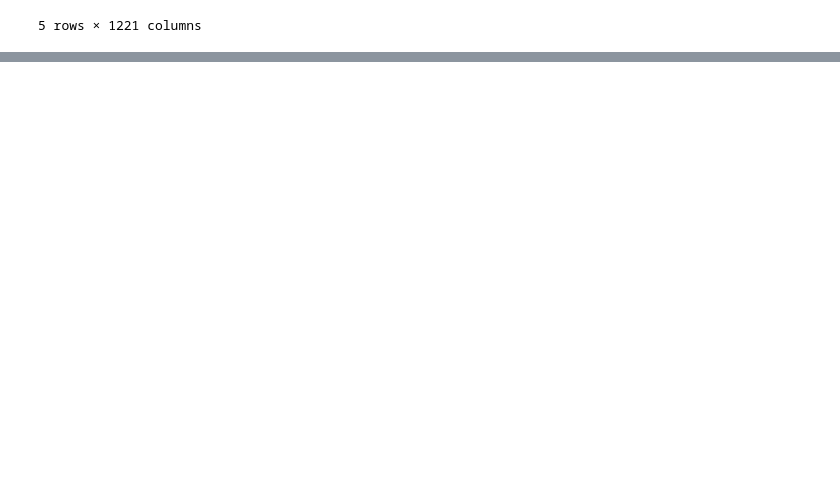
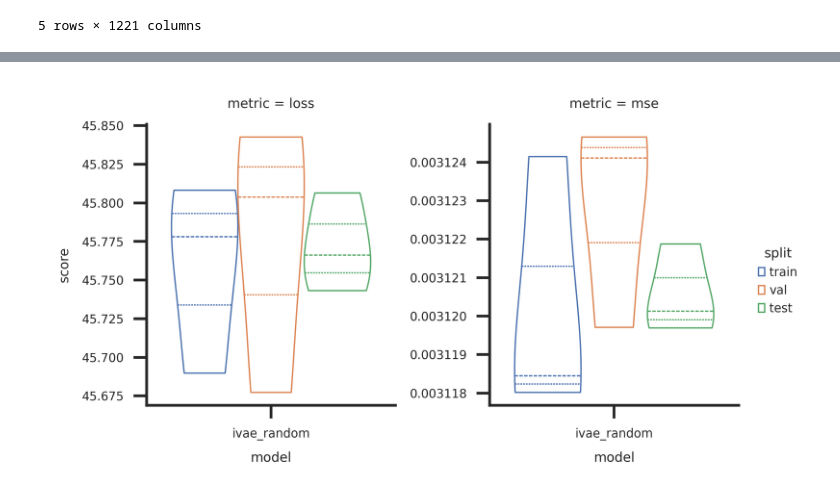
Before and after one commit to saraafdezz/robustness_informed_TFG, a Jupyter notebook: notebooks/01-compute_scores.ipynb, the cells around one changed output, grey strips where cells are left out. Drawn from its saved outputs; the diff is of its cells as text; code cells hidden in the pictures; blank space fills up the shorter version.

```diff
--- a/notebooks/01-compute_scores.ipynb
+++ b/notebooks/01-compute_scores.ipynb
@@ -84,7 +81,7 @@ tables_path.mkdir(exist_ok=True, parents=True)
 seeds = list(
     range(
         int(config["SEED_START"]),
-        int(config["SEED_STOP"]) + 1,
+        int(2) + 1,
         int(config["SEED_STEP"]),
     )
 )
@@ -233,24 +236,30 @@ FileNotFoundError: [Errno 2] No such file or directory: 'path/ivae_random-0.1/me
 # %%
+# Eliminar filas con NaN en la columna "score"
+scores_metrics_clean = scores_metrics.dropna(subset=["score"])
+
 custom_params = {"axes.spines.right": False, "axes.spines.top": False}
 sns.set_theme(context="paper", font_scale=0.5, style="ticks", rc=custom_params)
 
 g = sns.catplot(
-    data=scores_metrics,
+    data=scores_metrics_clean,
     kind="violin",
     col="metric",
     height=2,
     aspect=0.9,
     sharey=False,
     x="model",
     y="score",
     hue="split",
     split=False,
     cut=0,
     fill=False,
     density_norm="count",
     inner="quart",
     linewidth=0.5,
 )
+plt.show()
+# %% [output]
+[figure, added]
 # %%
 scores_informed = {}
 
```
Also changed, not shown: parts of 11 cells of this notebook, 7 other files.
